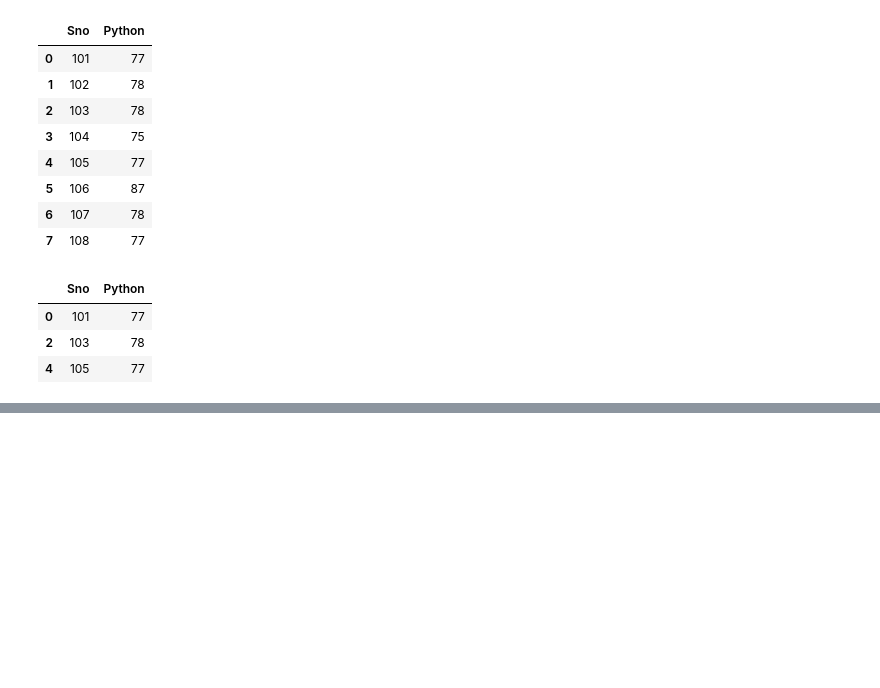
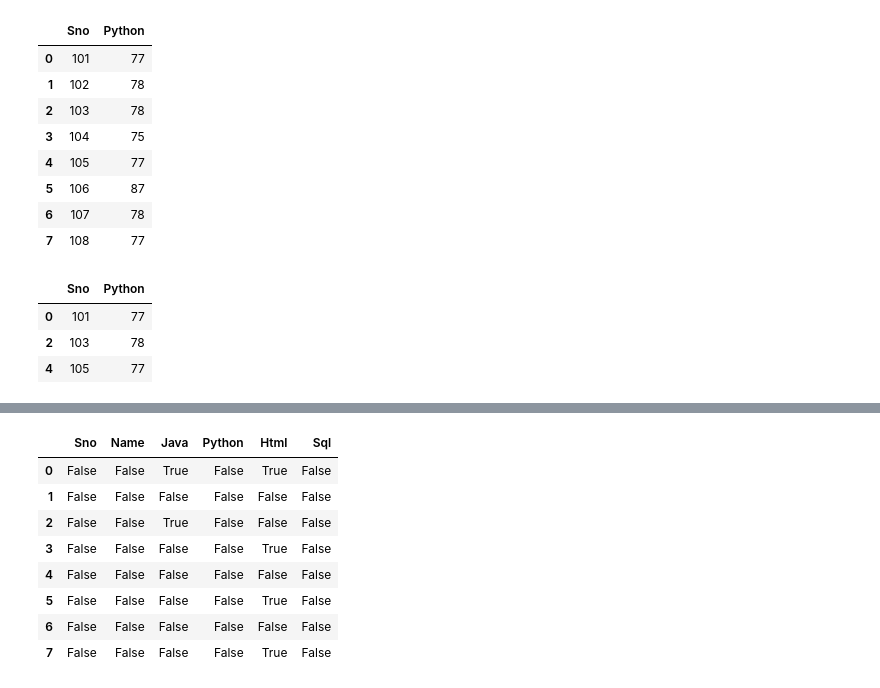
Before and after one commit to srikanthpragada/DS_06_MAY_2019, a Jupyter notebook: marks_df.ipynb, the cells around one changed output, grey strips where cells are left out. Drawn from its saved outputs; the diff is of its cells as text; code cells hidden in the pictures; blank space fills up the shorter version.

```diff
--- a/marks_df.ipynb
+++ b/marks_df.ipynb
@@ -143,0 +176,12 @@ marks.loc[ marks['Java'] > 85 ]
+# %%
+marks.isin([80,80,90])
+# %% [output]
+|  | Sno | Name | Java | Python | Html | Sql |
+| 0 | False | False | True | False | True | False |
+| 1 | False | False | False | False | False | False |
+| 2 | False | False | True | False | False | False |
+| 3 | False | False | False | False | True | False |
+| 4 | False | False | False | False | False | False |
+| 5 | False | False | False | False | True | False |
+| 6 | False | False | False | False | False | False |
+| 7 | False | False | False | False | True | False |
```
Also changed, not shown: parts of 23 cells of this notebook, 1 other file.
